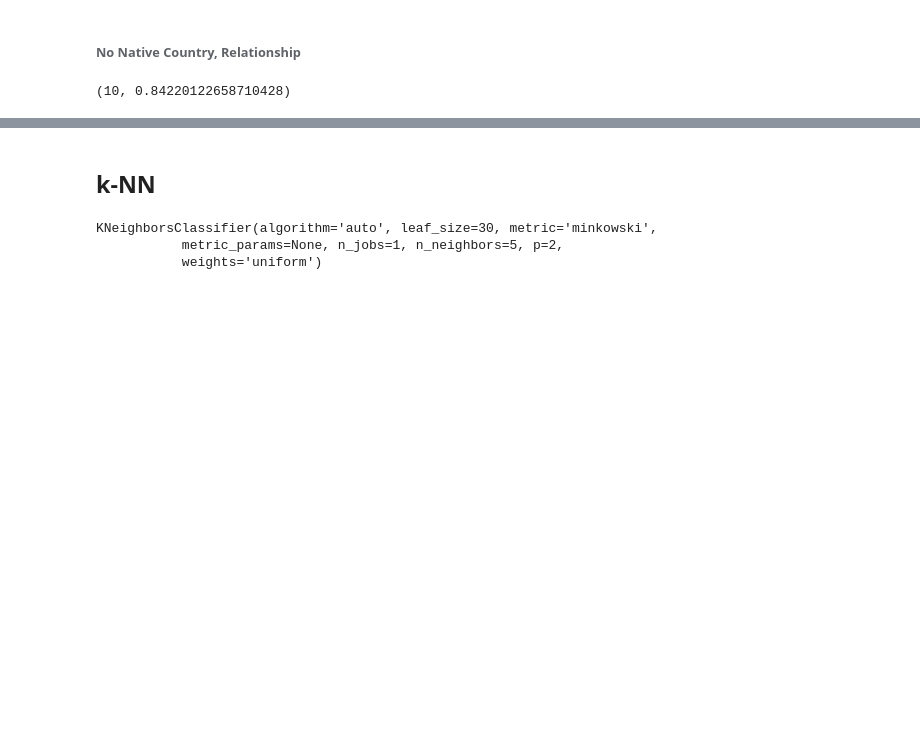
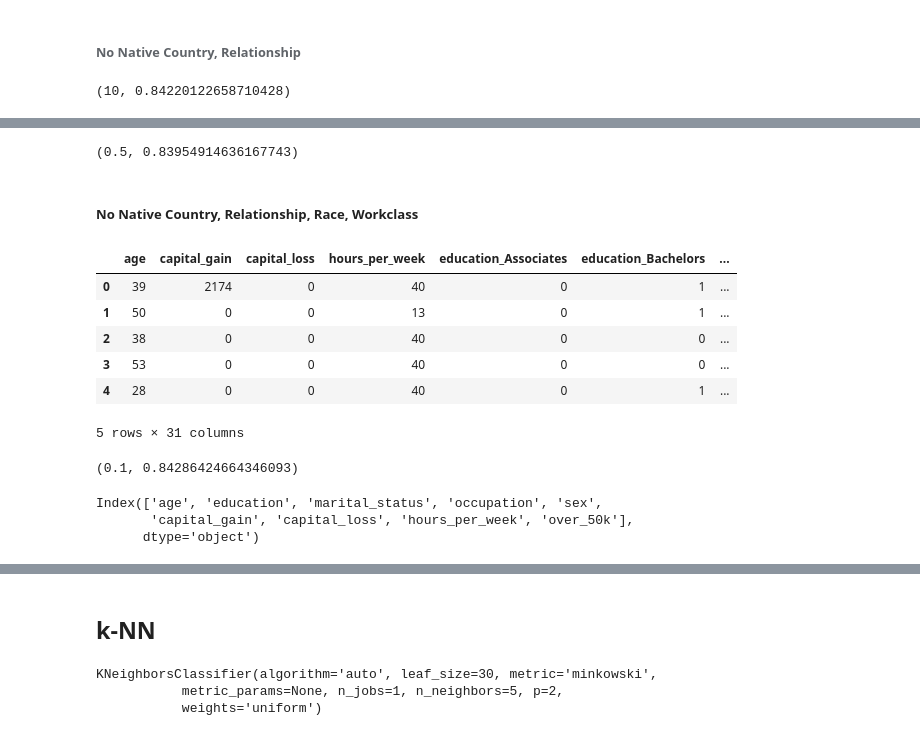
Before and after one commit to kktran/Springboard, a Jupyter notebook: Capstone 1 ML.ipynb, the cells around one changed output, grey strips where cells are left out. Drawn from its saved outputs; the diff is of its cells as text; code cells hidden in the pictures; blank space fills up the shorter version.

```diff
--- a/Capstone 1 ML.ipynb
+++ b/Capstone 1 ML.ipynb
@@ -191,0 +288,25 @@ print((gridSearch.best_params_['C'],accuracy_score(clf2.predict(X_nCnReltest),y_
+# %%
+clfnHours = linear_model.LogisticRegression()
+grid = {"C": [0.001, .05, 0.1, .5, 1, 5, 10]}
+gridSearch = GridSearchCV(clfnHours, param_grid=grid, cv=5, scoring="accuracy")
+gridSearch.fit(X_nHourstrain,y_nHourstrain)
+clf3 = linear_model.LogisticRegression(C = gridSearch.best_params_['C'])
+clf3.fit(X_nHourstrain,y_nHourstrain)
+print((gridSearch.best_params_['C'],accuracy_score(clf3.predict(X_nHourstest),y_nHourstest)))
+# %% [output]
+(0.5, 0.83954914636167743)
+# %% [markdown]
+##### No Native Country, Relationship, Race, Workclass
+# %%
+adultnWC= adult.drop(['native_country','relationship','race','workclass'], axis = 1)
+XnWC = pd.get_dummies(adultnWC.iloc[:,:8])
+YnWC = adultnWC['over_50k'] == '>50K'
+XnWC.head()
+# %% [output]
+|  | age | capital_gain | capital_loss | hours_per_week | education_Associates | education_Bachelors | ... |
+| 0 | 39 | 2174 | 0 | 40 | 0 | 1 | ... |
+| 1 | 50 | 0 | 0 | 13 | 0 | 1 | ... |
+| 2 | 38 | 0 | 0 | 40 | 0 | 0 | ... |
+| 3 | 53 | 0 | 0 | 40 | 0 | 0 | ... |
+| 4 | 28 | 0 | 0 | 40 | 0 | 1 | ... |
+5 rows × 31 columns
@@ -191,0 +315,16 @@ print((gridSearch.best_params_['C'],accuracy_score(clf2.predict(X_nCnReltest),y_
+# %%
+clfnWC = linear_model.LogisticRegression()
+grid = {"C": [0.001, .05, 0.1, .5, 1, 5, 10]}
+gridSearch = GridSearchCV(clfnWC, param_grid=grid, cv=5, scoring="accuracy")
+gridSearch.fit(X_nWCtrain,y_nWCtrain)
+clf3 = linear_model.LogisticRegression(C = gridSearch.best_params_['C'])
+clf3.fit(X_nWCtrain,y_nWCtrain)
+print((gridSearch.best_params_['C'],accuracy_score(clf3.predict(X_nWCtest),y_nWCtest)))
+# %% [output]
+(0.1, 0.84286424664346093)
+# %%
+adultnWC.columns
+# %% [output]
+Index(['age', 'education', 'marital_status', 'occupation', 'sex',
+       'capital_gain', 'capital_loss', 'hours_per_week', 'over_50k'],
+      dtype='object')
```
Also changed, not shown: parts of 59 cells of this notebook.
